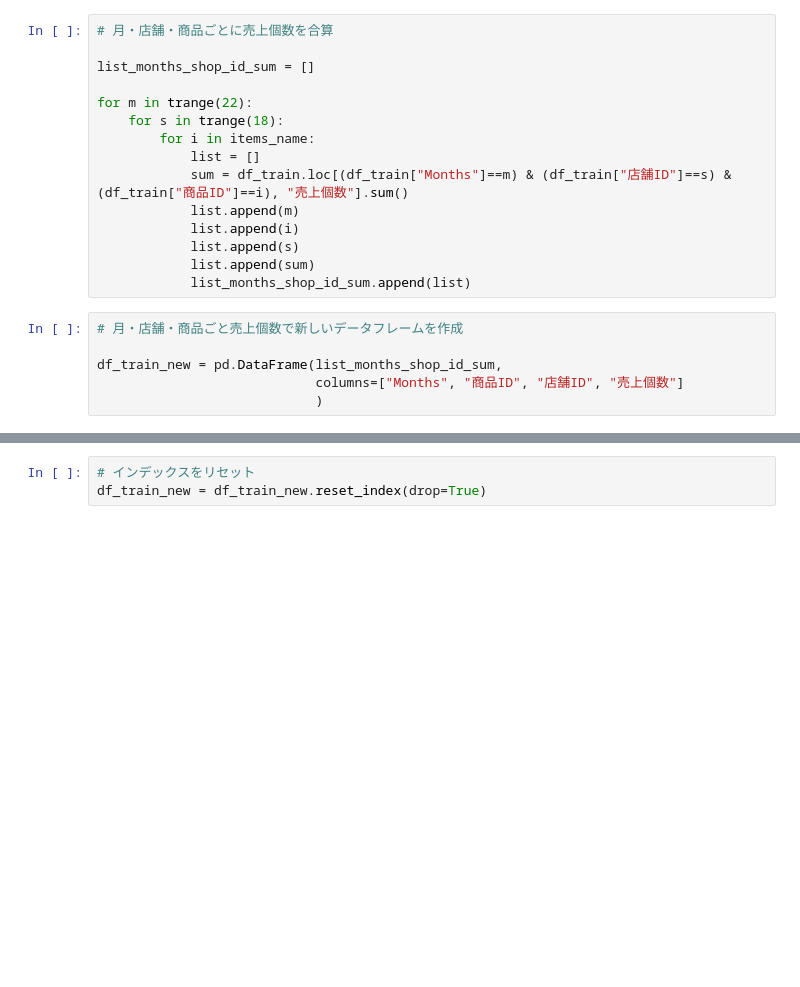
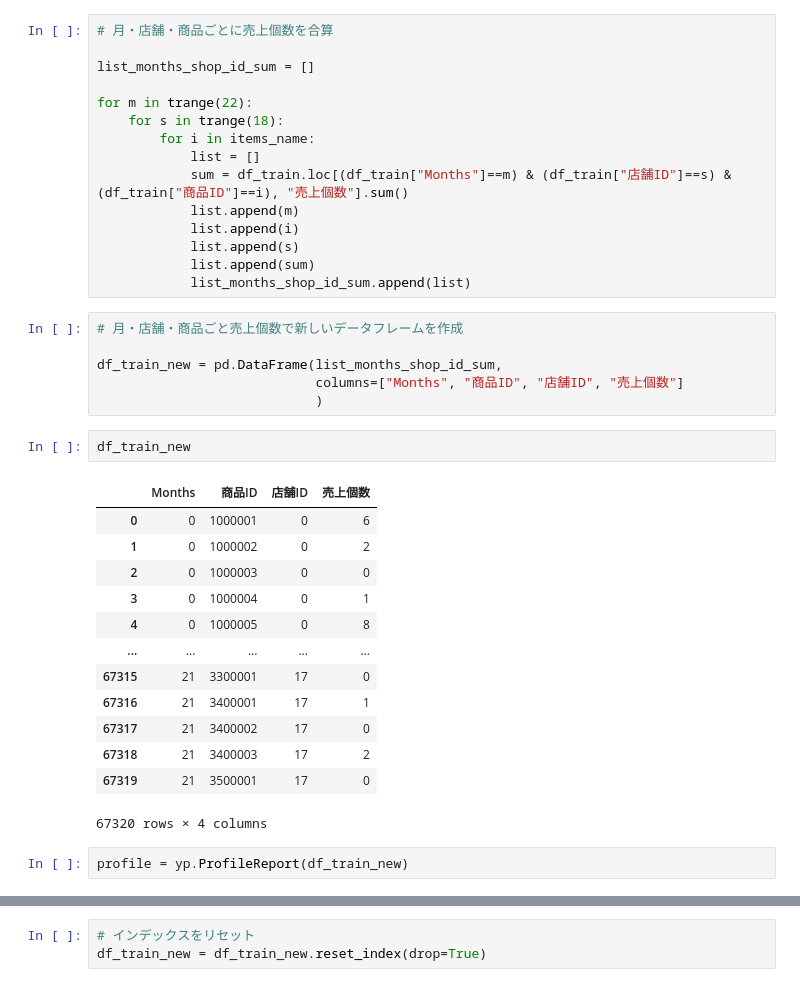
Before and after one commit to Makoto-Noda/dev, a Jupyter notebook: PBL01/PBL01/PBL01_EDA_perMonth.ipynb, the cells around one changed output, grey strips where cells are left out. Drawn from its saved outputs; the diff is of its cells as text; blank space fills up the shorter version.

```diff
--- a/PBL01/PBL01/PBL01_EDA_perMonth.ipynb
+++ b/PBL01/PBL01/PBL01_EDA_perMonth.ipynb
@@ -133,3 +133,21 @@ for m in trange(22):
 df_train_new = pd.DataFrame(list_months_shop_id_sum,
                             columns=["Months", "商品ID", "店舗ID", "売上個数"]
                             )
+# %%
+df_train_new
+# %% [output]
+|  | Months | 商品ID | 店舗ID | 売上個数 |
+| 0 | 0 | 1000001 | 0 | 6 |
+| 1 | 0 | 1000002 | 0 | 2 |
+| 2 | 0 | 1000003 | 0 | 0 |
+| 3 | 0 | 1000004 | 0 | 1 |
+| 4 | 0 | 1000005 | 0 | 8 |
+| ... | ... | ... | ... | ... |
+| 67315 | 21 | 3300001 | 17 | 0 |
+| 67316 | 21 | 3400001 | 17 | 1 |
+| 67317 | 21 | 3400002 | 17 | 0 |
+| 67318 | 21 | 3400003 | 17 | 2 |
+| 67319 | 21 | 3500001 | 17 | 0 |
+67320 rows × 4 columns
+# %%
+profile = yp.ProfileReport(df_train_new)
```
Also changed, not shown: parts of 1 cell of this notebook, 4 other files.
